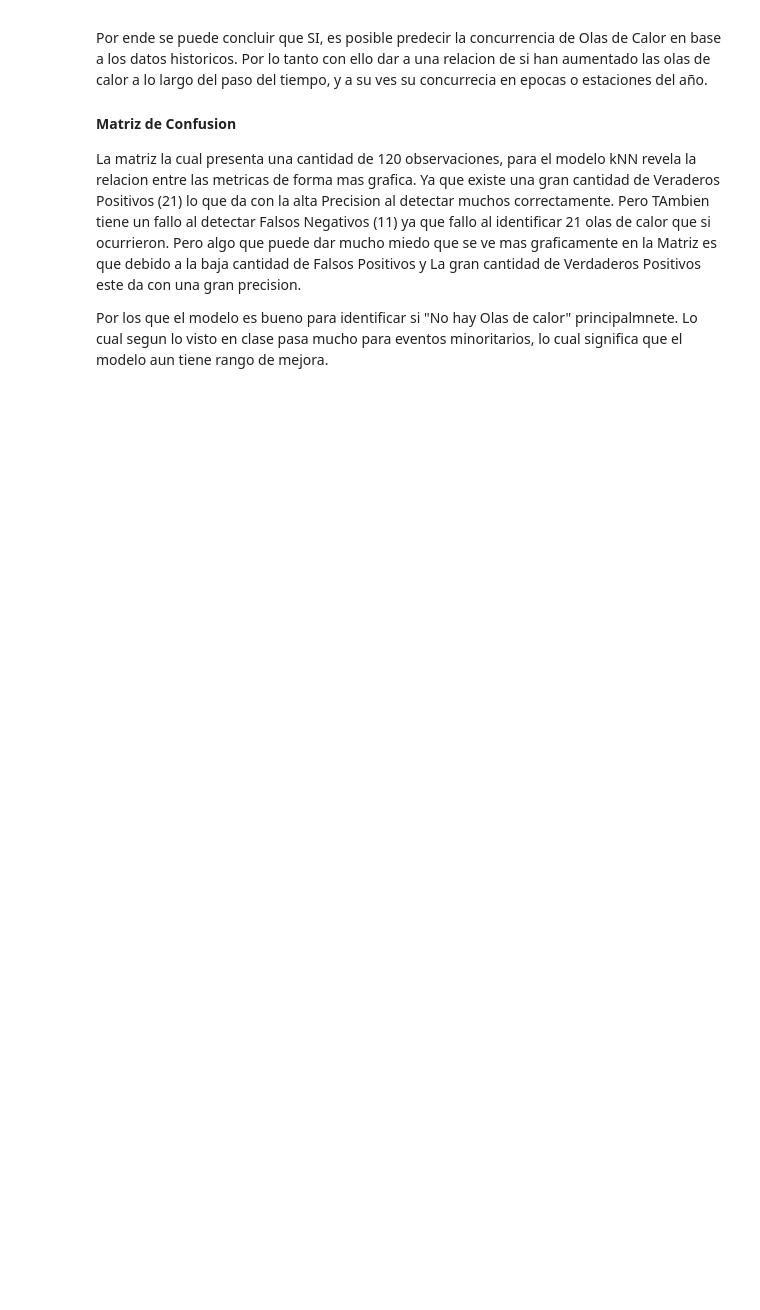
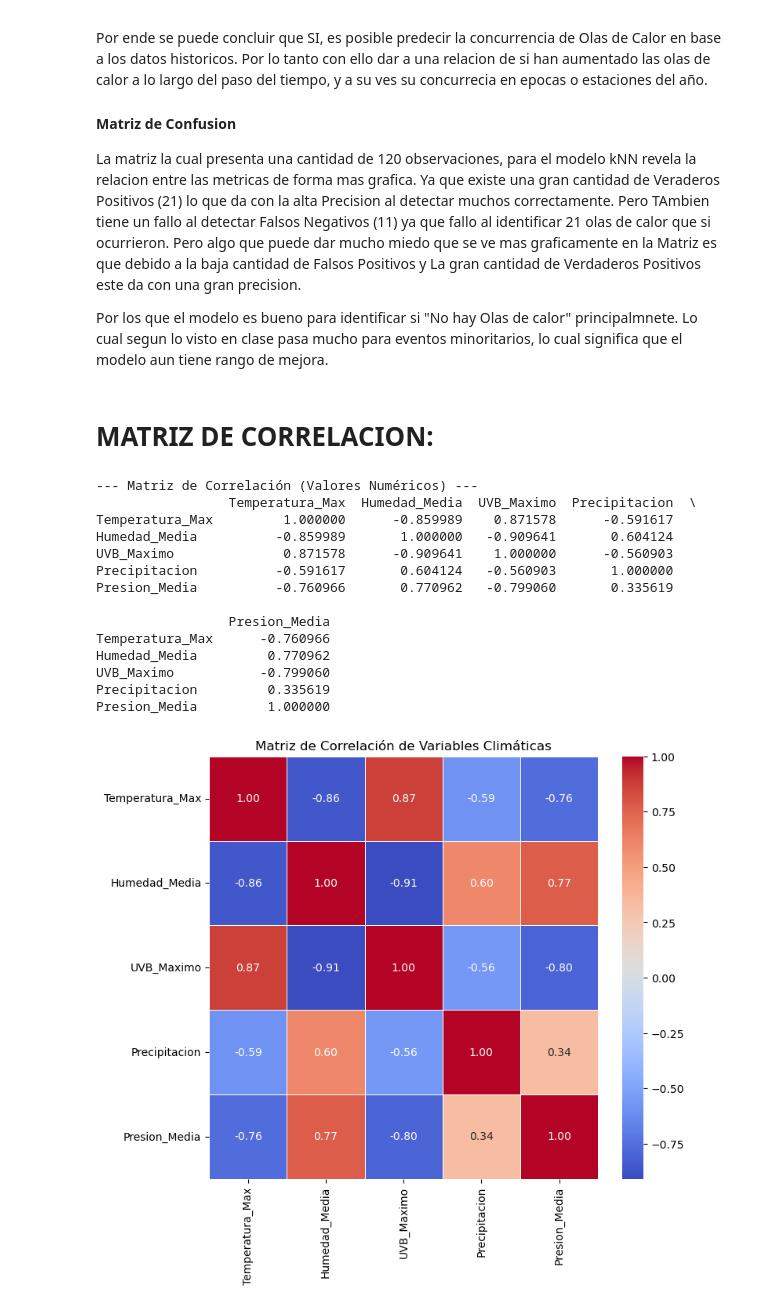
Before and after one commit to juaco-21/Proyect_IMT2200_Idea, a Jupyter notebook: notebooks/Predict_Analisis.ipynb, the cells around one changed output. Saved outputs shown, nothing was run; the diff lists cells and outputs as text; code cells hidden in the pictures; blank space fills up the shorter version.

```diff
--- a/notebooks/Predict_Analisis.ipynb
+++ b/notebooks/Predict_Analisis.ipynb
@@ -307,3 +307,41 @@ Por ende se puede concluir que SI, es posible predecir la concurrencia de Olas d
 La matriz la cual presenta una cantidad de 120 observaciones, para el modelo kNN revela la relacion entre las metricas de forma mas grafica. Ya que existe una gran cantidad de Veraderos Positivos (21) lo que da con la alta Precision al detectar muchos correctamente. Pero TAmbien tiene un fallo al detectar Falsos Negativos (11) ya que fallo al identificar 21 olas de calor que si ocurrieron. Pero algo que puede dar mucho miedo que se ve mas graficamente en la Matriz es que debido a la baja cantidad de Falsos Positivos y La gran cantidad de Verdaderos Positivos este da con una gran precision.
 
 Por los que el modelo es bueno para identificar si "No hay Olas de calor" principalmnete. Lo cual segun lo visto en clase pasa mucho para eventos minoritarios, lo cual significa que el modelo aun tiene rango de mejora.
+# %% [markdown]
+# MATRIZ DE CORRELACION:
+# %%
+columnas_numericas = [
+    'Temperatura_Max',
+    'Humedad_Media',
+    'UVB_Maximo',
+    'Precipitacion',
+    'Presion_Media'
+]
+
+df_corr = df_final[columnas_numericas]
+matriz_correlacion = df_corr.corr(method='pearson')
+
+print("--- Matriz de Correlación (Valores Numéricos) ---")
+print(matriz_correlacion)
+
+plt.figure(figsize=(8, 7))
+sns.heatmap(matriz_correlacion,annot=True,fmt=".2f",cmap='coolwarm',linewidths=.5)
+
+plt.title('Matriz de Correlación de Variables Climáticas')
+plt.show()
+# %% [output]
+--- Matriz de Correlación (Valores Numéricos) ---
+                 Temperatura_Max  Humedad_Media  UVB_Maximo  Precipitacion  \
+Temperatura_Max         1.000000      -0.859989    0.871578      -0.591617
+Humedad_Media          -0.859989       1.000000   -0.909641       0.604124
+UVB_Maximo              0.871578      -0.909641    1.000000      -0.560903
+Precipitacion          -0.591617       0.604124   -0.560903       1.000000
+Presion_Media          -0.760966       0.770962   -0.799060       0.335619
+
+                 Presion_Media
+Temperatura_Max      -0.760966
+Humedad_Media         0.770962
+UVB_Maximo           -0.799060
+Precipitacion         0.335619
+Presion_Media         1.000000
+[figure, added]
```
Also changed, not shown: 3 other files.
